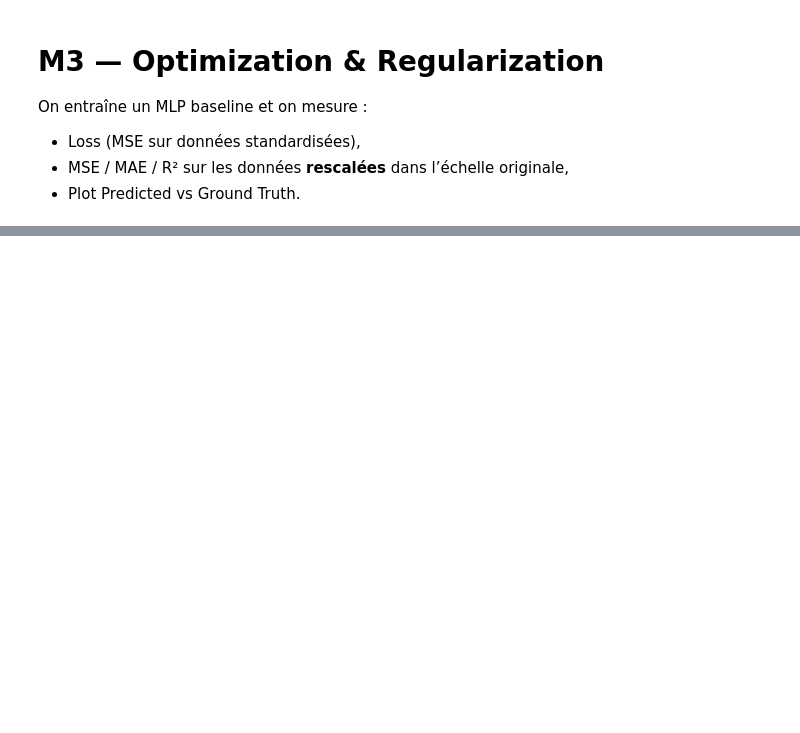
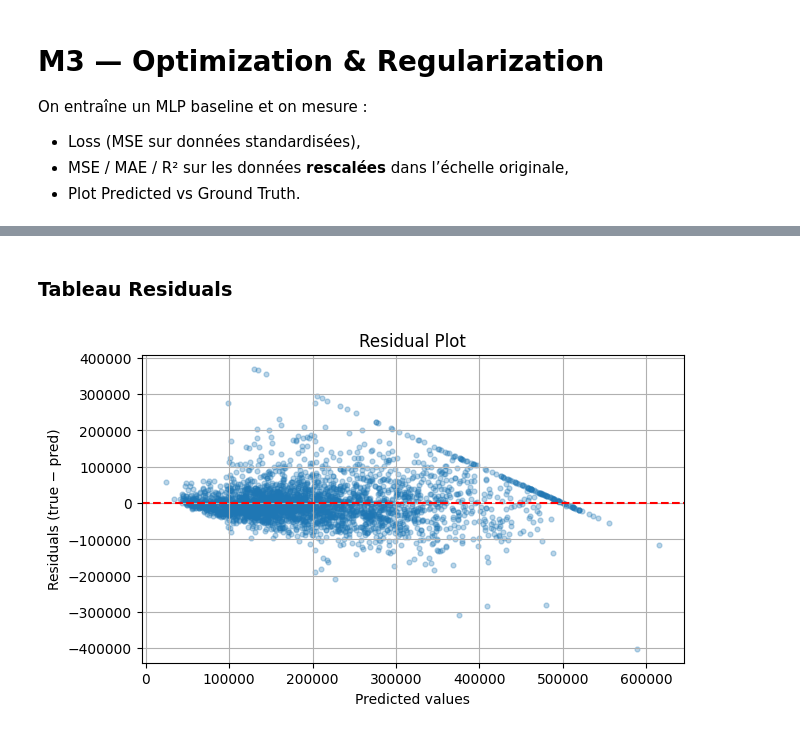
Before and after one commit to MGentieu/dl_project, a Jupyter notebook: starters/ts-project-starter/ts-project/notebooks/mlp_california_housing.ipynb, the cells around one changed output, grey strips where cells are left out. Drawn from its saved outputs; the diff is of its cells as text; code cells hidden in the pictures; blank space fills up the shorter version.

```diff
--- a/starters/ts-project-starter/ts-project/notebooks/mlp_california_housing.ipynb
+++ b/starters/ts-project-starter/ts-project/notebooks/mlp_california_housing.ipynb
@@ -612,0 +1121,17 @@ Keep the same order—GPU check → install → smoke test → train → evaluat
+# %% [markdown]
+### Tableau Residuals
+# %%
+y_true = np.vstack([y for y in y_true_list])     # already inverse-transformed
+y_pred = np.vstack([y for y in y_pred_list])
+residuals = y_true - y_pred
+
+plt.figure(figsize=(7,4))
+plt.scatter(y_pred, residuals, alpha=0.3, s=12)
+plt.axhline(0, color="red", linestyle="--")
+plt.xlabel("Predicted values")
+plt.ylabel("Residuals (true − pred)")
+plt.title("Residual Plot")
+plt.grid(True)
+plt.show()
+# %% [output]
+[figure, added]
```
Also changed, not shown: parts of 59 cells of this notebook.
